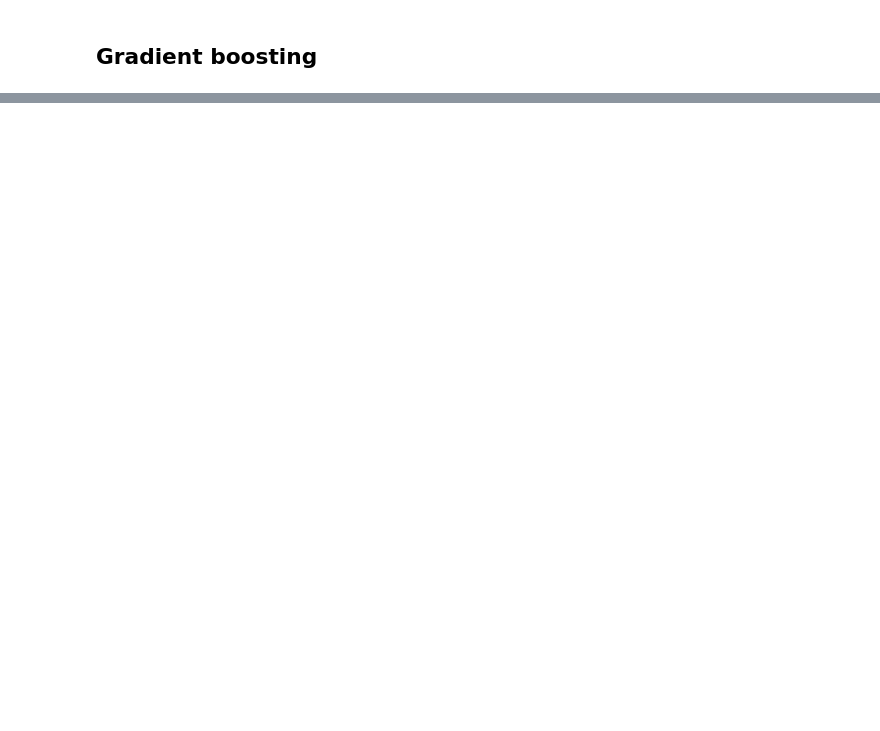
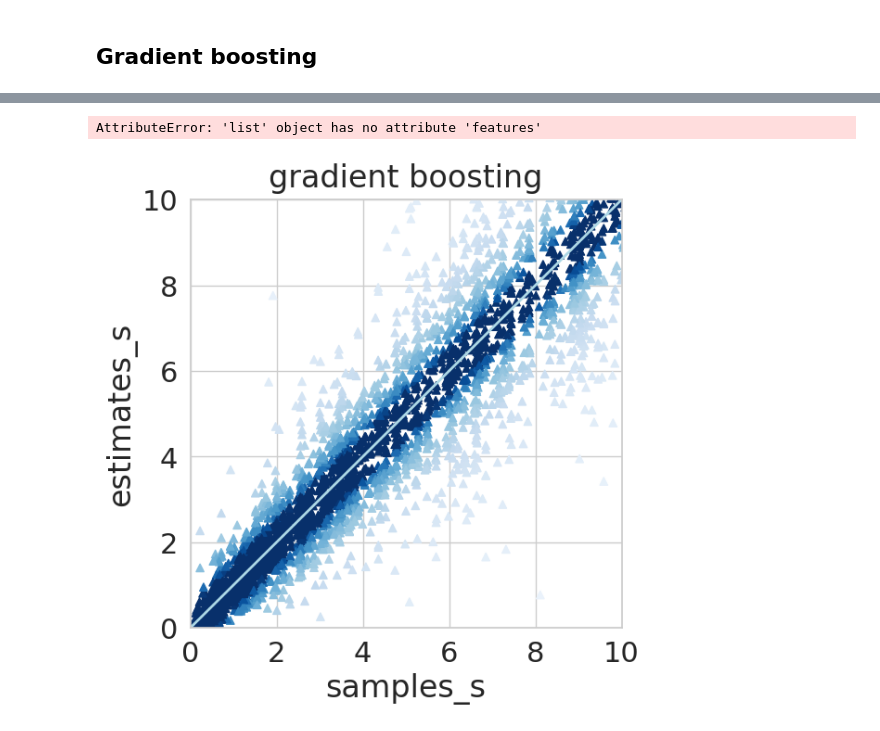
Before and after one commit to ipu69/queues-fork-join, a Jupyter notebook: ml/ml.ipynb, the cells around one changed output, grey strips where cells are left out. Saved outputs shown, nothing was run; the diff lists cells and outputs as text; code cells hidden in the pictures; blank space fills up the shorter version.

```diff
--- a/ml/ml.ipynb
+++ b/ml/ml.ipynb
@@ -209,0 +264,6 @@ build_estimates_tests_scatter(y_test.values,
+# %%
+scaler = StandardScaler()
+scaler.fit(X_test)
+x = scaler.transform(X_test)
+print(x)
+X_test
@@ -209,0 +297,16 @@ build_estimates_tests_scatter(y_test.values,
+# %%
+data.features
+# %% [output]
+AttributeError: 'list' object has no attribute 'features'
+# %%
+build_estimates_tests_scatter(
+    y_test.values,
+    tree.predict(X_test),
+    name="gradient boosting",
+    color="blue",
+    rang=[0, 10], divider=2,
+    xlabel="samples_s",
+    ylabel="estimates_s"
+)
+# %% [output]
+[figure, added]
```
Also changed, not shown: parts of 8 cells of this notebook, 2 other files.
